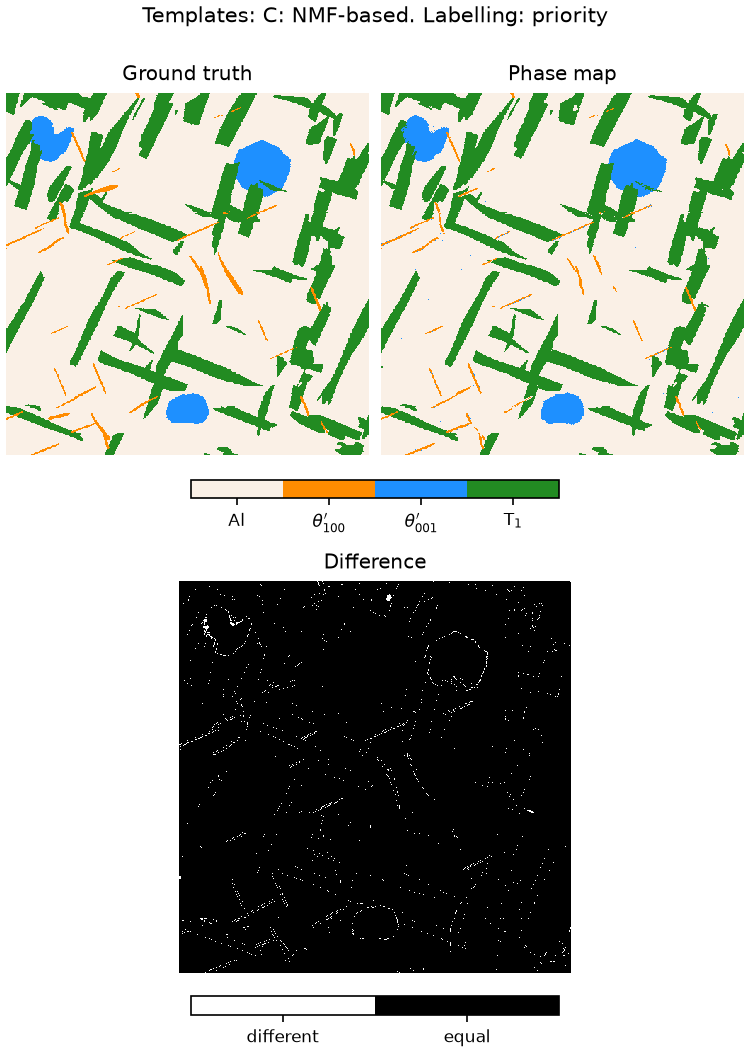
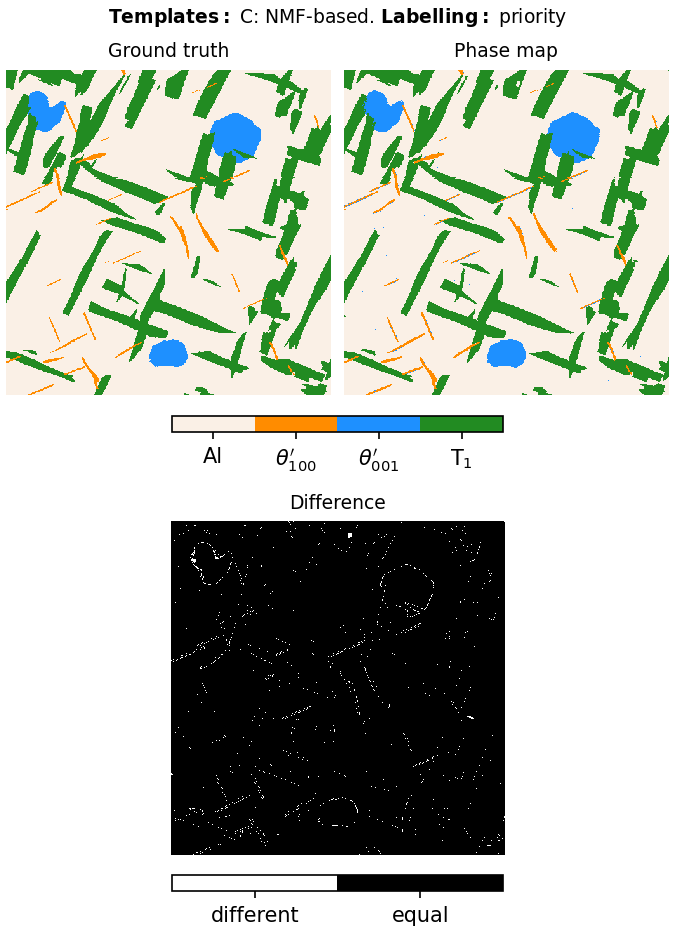
Unified diff of the notebook cell whose output changed from the first chart to the second:
--- before
+++ after
@@ -1,13 +1,13 @@
 # | label: app:ground_truth_comparison_widget
-fig = plt.figure(layout='constrained', figsize=(5, 7))
+fig = plt.figure(layout='constrained', figsize=(4.5, 6.2))
 
 subfigs = fig.subfigures(2, 1, wspace=0.0, height_ratios=[1, 1])
 ax = subfigs[0].subplots(1, 2)
 ax[0].axis('off')
-gt_ax = ax[0].imshow(gt.data, cmap=cmap_gt, interpolation='none')
-ax[0].set_title('Ground truth')
+gt_ax = ax[0].imshow(gt, cmap=cmap_gt, interpolation='none')
+ax[0].set_title('Ground truth', fontsize=9)
 ax[1].axis('off')
-phase_map_ax = ax[1].imshow(phase_maps[0].data, cmap=cmap_gt, interpolation='none')
-ax[1].set_title('Phase map')
+phase_map_ax = ax[1].imshow(phase_maps[0], cmap=cmap_gt, interpolation='none')
+ax[1].set_title('Phase map', fontsize=9)
 cbar = subfigs[0].colorbar(gt_ax, shrink=0.5, ax=ax, location='bottom')
 yticks = [0.5, 1.5, 2.5, 3.5]
@@ -16,6 +16,6 @@
 axd = subfigs[1].subplots(1, 1)
 axd.axis('off')
-diff_ax = axd.imshow(diffs[0].data, cmap=diff_cmap, interpolation='none')
-axd.set_title('Difference')
+diff_ax = axd.imshow(diffs[0], cmap=diff_cmap, interpolation='none')
+axd.set_title('Difference', fontsize=9)
 cbar_ = subfigs[1].colorbar(diff_ax, shrink=0.5, ax=axd, location='bottom')
 yticks_diff = [0.25, 0.75]
@@ -33,5 +33,5 @@
 labelling = ['max NCC', 'priority']
 
-fig.suptitle('Templates: ' + templates[ii] + '. Labelling: ' + labelling[j], fontsize=10)
+fig.suptitle(r'$\bf{Templates:}$ ' + templates[ii] + '. ' + r'$\bf{Labelling:}$ ' + labelling[j], fontsize=9)
 
 def update_plots(tw, lw):
@@ -46,5 +46,5 @@
     elif lw[0] == 'p':
         j = 1
-    fig.suptitle('Templates: ' + templates[ii] + '. Labelling: ' + labelling[j], fontsize=10)
+    fig.suptitle(r'$\bf{Templates:}$ ' + templates[ii] + '. ' + r'$\bf{Labelling:}$ ' + labelling[j], fontsize=9)
     phase_map_ax.set_data(phase_maps[i+j])
     diff_ax.set_data(diffs[i+j])
@@ -52,6 +52,8 @@
     return None
 
-template_widget = Dropdown(options=templates, index=2, description='Templates:', layout=Layout(width='250px'), style={'description_width': '100px'}, disabled=False)
-labelling_widget = Dropdown(options=labelling, index=1, description='Phase labelling: ', layout=Layout(width='250px'), style={'description_width': '100px'}, disabled=False)
+template_widget = Dropdown(options=templates, index=2, description='Templates:', 
+                           layout=Layout(width='250px'), style={'description_width': '100px'}, disabled=False)
+labelling_widget = Dropdown(options=labelling, index=1, description='Phase labelling: ', 
+                            layout=Layout(width='250px'), style={'description_width': '100px'}, disabled=False)
 wid = interactive(update_plots, tw=template_widget, lw=labelling_widget)
 display(wid)

Commit: Adjust figure sizes and remove hyperspy from notebooks and data files.